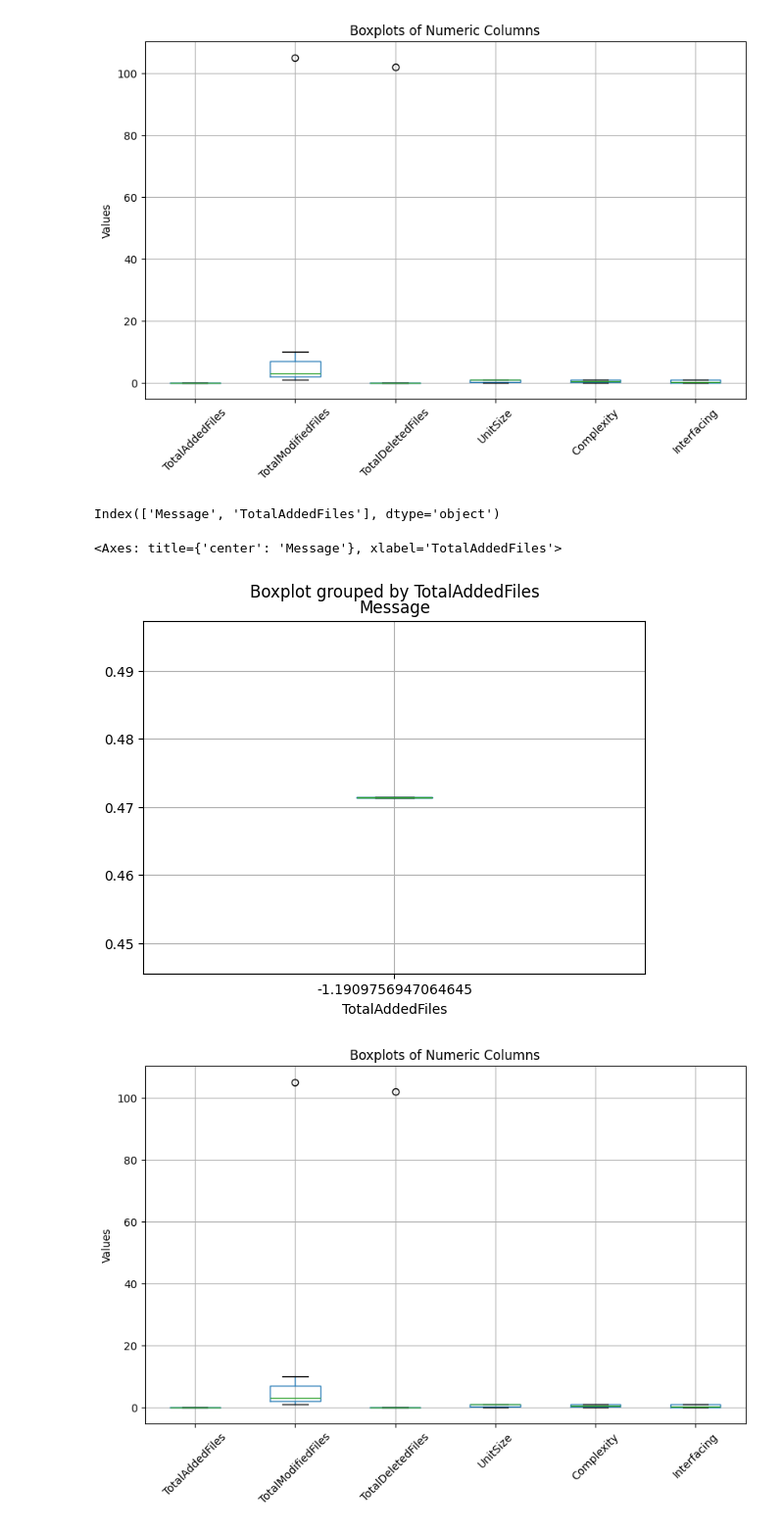
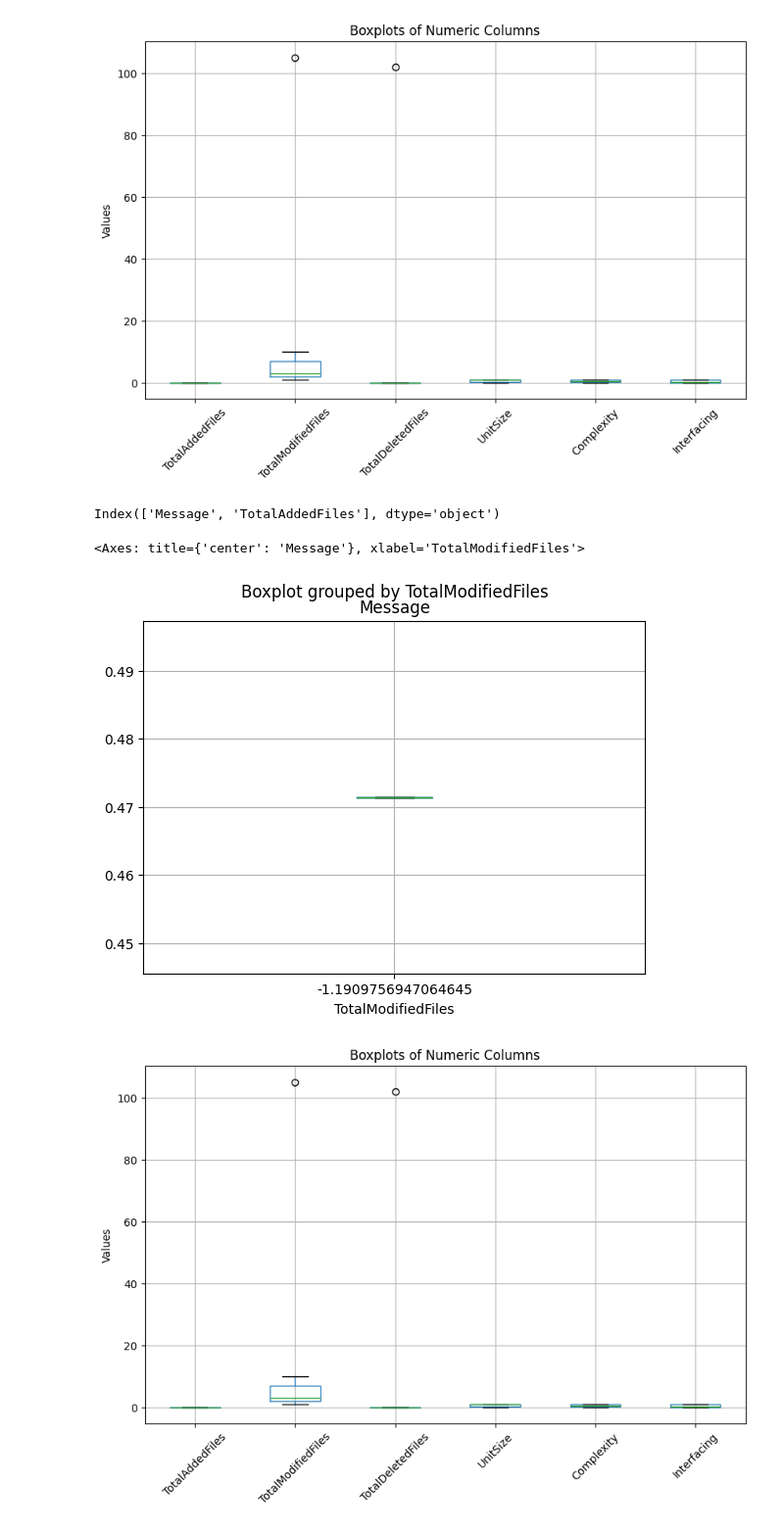
Before and after one commit to devanandp/Explore-Software-repository-Hadoop-Common, a Jupyter notebook: Analyze.ipynb, the cells around one changed output. Shown: that part at 98% size. Cells and saved outputs as stored; diff of their text form; code cells hidden in the pictures.

Commit message:
Nitpick Added to Modified

```diff
--- a/Analyze.ipynb
+++ b/Analyze.ipynb
@@ -286,20 +286,20 @@ plt.show()
 # %%
 import matplotlib.pyplot as plt
 import numpy as np
 
 print(commit_details.columns)
 # Assuming commit_details is your DataFrame
 # Assuming commit_details is your DataFrame
 np.random.seed(1234)
 commit_details = pd.DataFrame(np.random.randn(1, 2),
-                              columns=['Message', 'TotalAddedFiles'])
+                              columns=['Message', 'TotalModifiedFiles'])
 
 # Now, you can create the boxplot for 'Message' and 'TotalAddedFiles' columns
-commit_details.boxplot(column=[ 'Message'], by='TotalAddedFiles',)
+commit_details.boxplot(column=[ 'Message'], by='TotalModifiedFiles',)
 # %% [output]
 Index(['Message', 'TotalAddedFiles'], dtype='object')
-<Axes: title={'center': 'Message'}, xlabel='TotalAddedFiles'>
+<Axes: title={'center': 'Message'}, xlabel='TotalModifiedFiles'>
-[figure, old version]
+[figure, new version]
 # %%
 import matplotlib.pyplot as plt
 import pandas as pd
```
Also changed, not shown: parts of 3 cells of this notebook.
